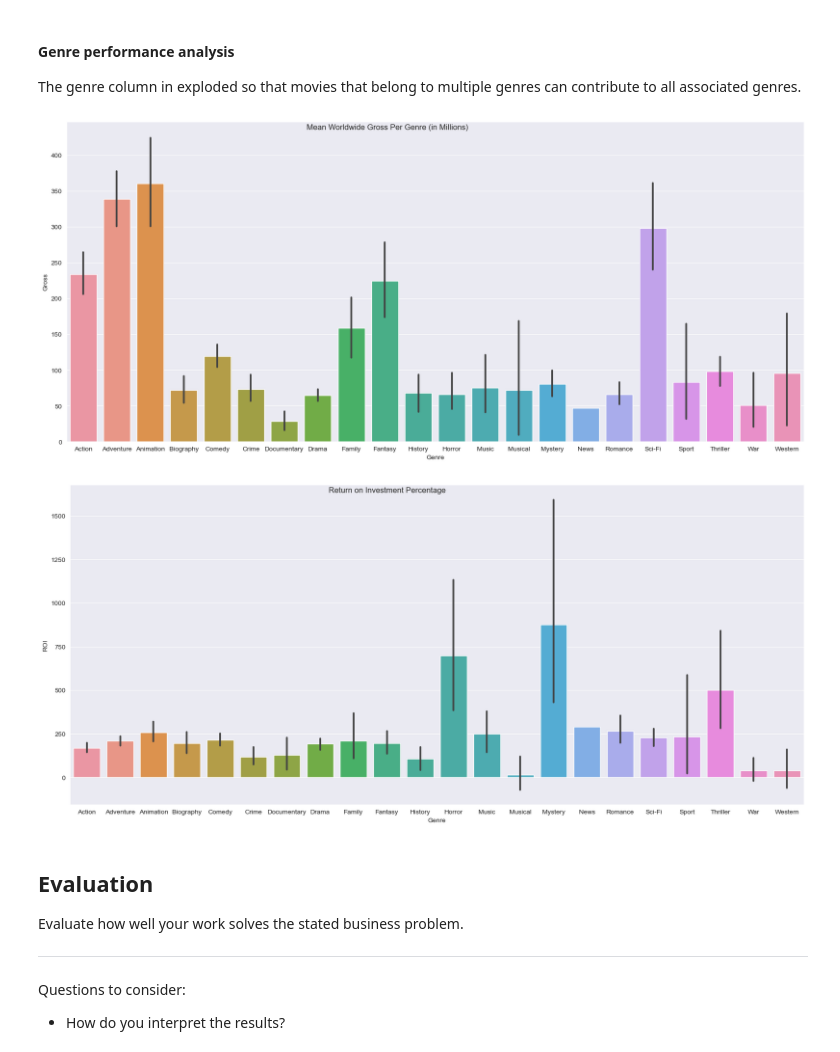
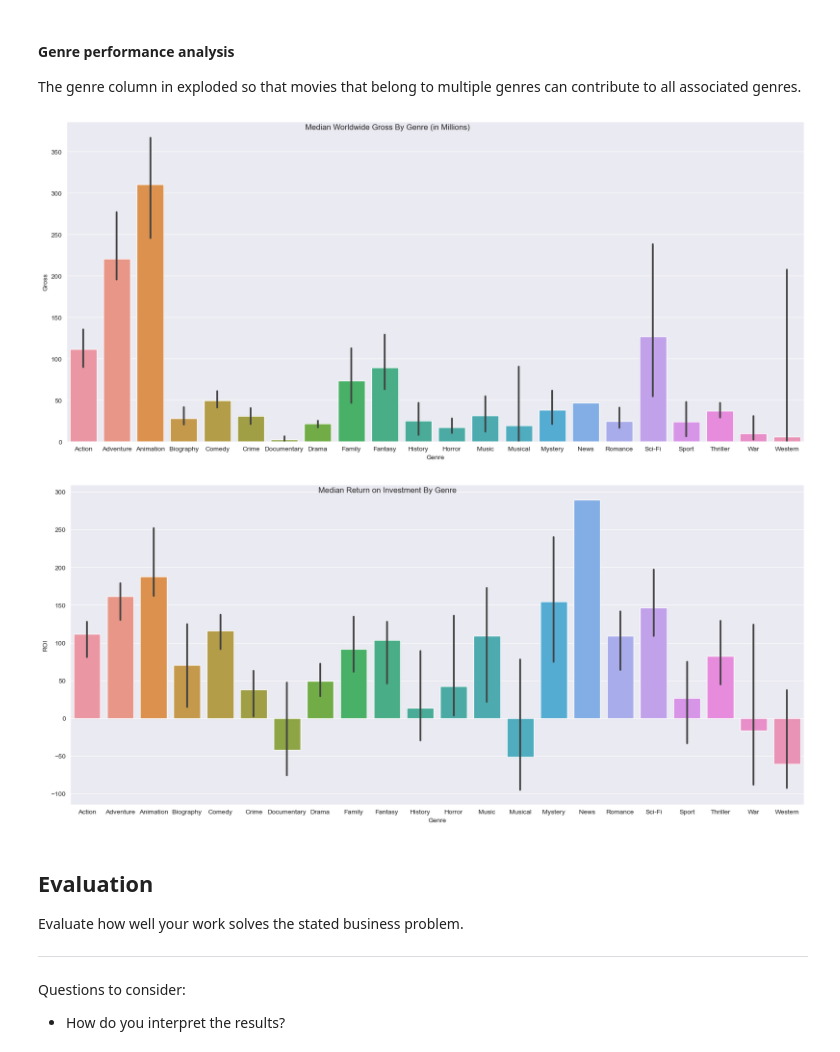
Before and after one commit to bizzfuzz/film-analysis-ms, a Jupyter notebook: film_analysis.ipynb, the cells around one changed output. Drawn from its saved outputs; the diff is of its cells as text; code cells hidden in the pictures.

```diff
--- a/film_analysis.ipynb
+++ b/film_analysis.ipynb
@@ -345,7 +360,8 @@ def view_column_by_genre(column, title, ylabel):
         kind="bar",
         height = 9,
         aspect=2,
-        order = sorted(exploded_genre_df.genres.unique())
+        order = sorted(exploded_genre_df.genres.unique()),
+        estimator="median"
     )
     ax.set_xlabels("Genre")
     ax.set_ylabels(ylabel)
@@ -355,19 +371,19 @@ def view_column_by_genre(column, title, ylabel):
 # %%
 view_column_by_genre(
     "worldwide_gross",
-    "Mean Worldwide Gross Per Genre (in Millions)",
+    "Median Worldwide Gross By Genre (in Millions)",
     "Gross"
 );
 # %% [output]
-[figure, old version]
+[figure, new version]
 # %%
 view_column_by_genre(
     "ROI",
-    "Return on Investment Percentage",
+    "Median Return on Investment By Genre",
     "ROI"
 );
 # %% [output]
-[figure, old version]
+[figure, new version]
 # %% [markdown]
 ## Evaluation
 Evaluate how well your work solves the stated business problem.
```
Also changed, not shown: parts of 2 cells of this notebook.
